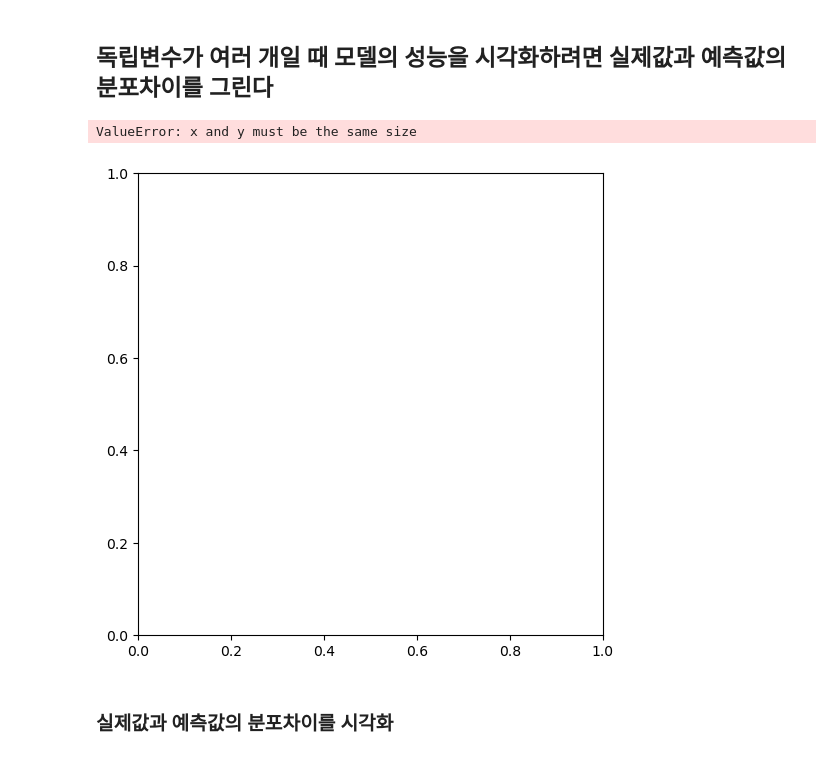
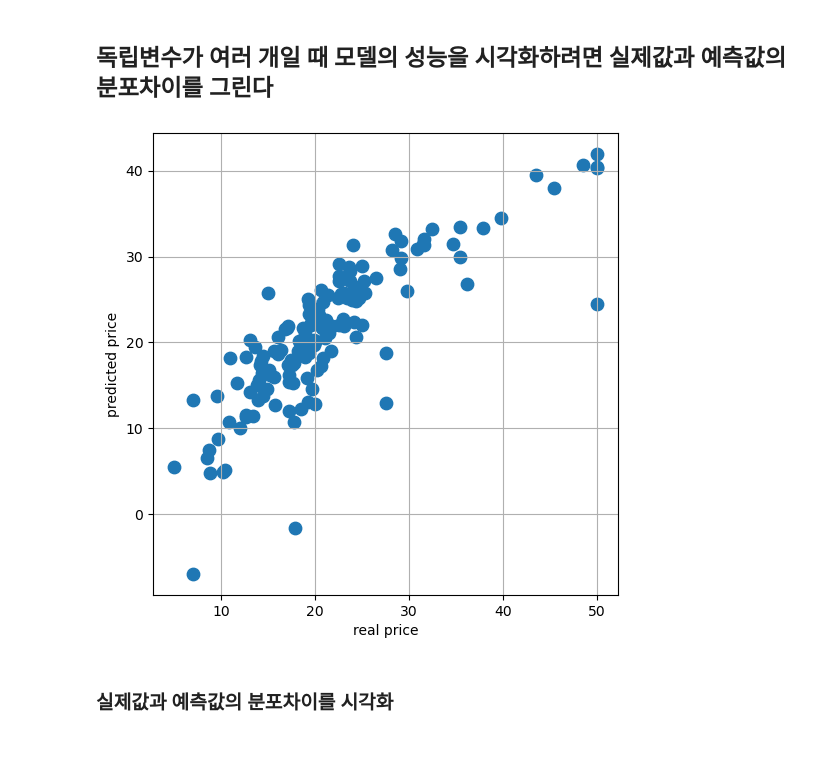
Before and after one commit to jink9797/pythonbasic, a Jupyter notebook: 0207-0208 다중선형회귀.ipynb, the cells around one changed output. Cells and saved outputs as stored; diff of their text form; code cells hidden in the pictures.

```diff
--- a/0207 다중선형회귀.ipynb
+++ b/0207-0208 다중선형회귀.ipynb
@@ -365,14 +365,13 @@ dtype: float64
 ## 독립변수가 여러 개일 때 모델의 성능을 시각화하려면 실제값과 예측값의 분포차이를 그린다
 # %%
 import matplotlib.pyplot as plt
-plt.figure(figsize = (6,6))
-plt.scatter(x_test, y_train, s = 1)
+plt.figure(figsize = (6, 6))
+plt.scatter(y_test, y_pred, s = 80)
 plt.xlabel('real price')
 plt.ylabel('predicted price')
-plt.grid()
+plt.grid() # 실제값과 예측값이 (10, 10), (20, 20), (30, 30), (40, 40)에 모여있다면 좋은 모델
 # %% [output]
-ValueError: x and y must be the same size
-[figure, old version]
+[figure, new version]
 # %% [markdown]
 ###  실제값과 예측값의 분포차이를 시각화
 # %% [markdown]
```
Also changed, not shown: parts of 38 cells of this notebook, 10 other files.
